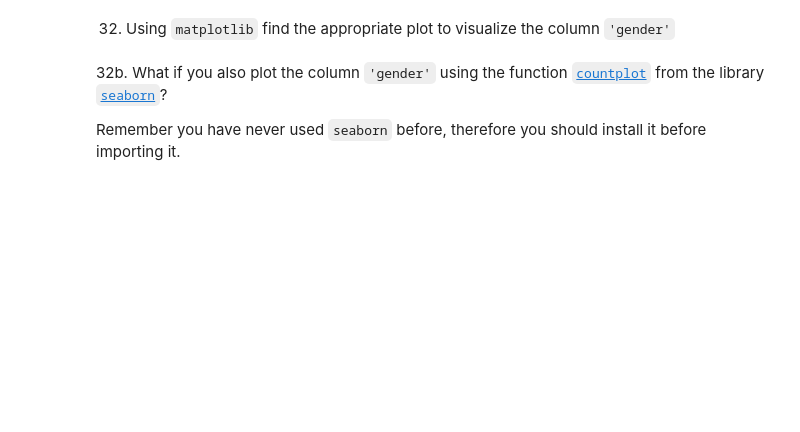
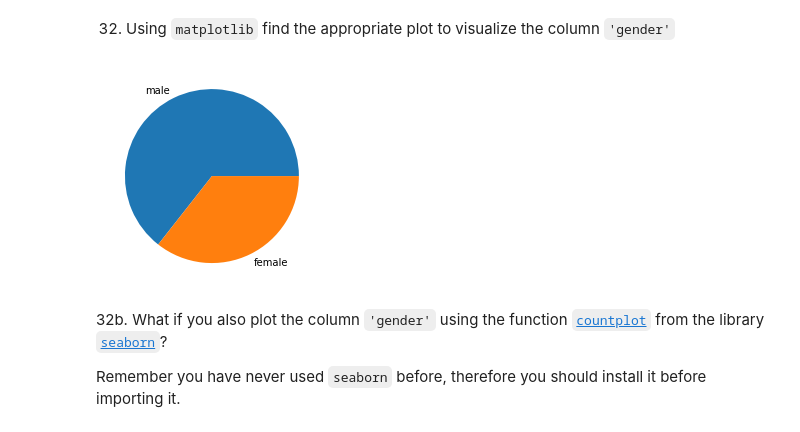
Before and after one commit to MNievas12/2304_dsft_thebridge, a Jupyter notebook: 2-Data_Analysis/2-Pandas/Practica/8-Titanic/Titanic-exercise.ipynb, the cells around one changed output. Saved outputs shown, nothing was run; the diff lists cells and outputs as text; code cells hidden in the pictures; blank space fills up the shorter version.

```diff
--- a/2-Data_Analysis/2-Pandas/Practica/8-Titanic/Titanic-exercise.ipynb
+++ b/2-Data_Analysis/2-Pandas/Practica/8-Titanic/Titanic-exercise.ipynb
@@ -99,2 +597,6 @@ Hint: There were two people with the same name, who?
 # %% [markdown]
 32. Using `matplotlib` find the appropriate plot to visualize the column `'gender'`
+# %%
+plt.pie(titanic['gender'].value_counts(), labels=['male','female']);
+# %% [output]
+[figure, added]
```
Also changed, not shown: parts of 63 cells of this notebook.
